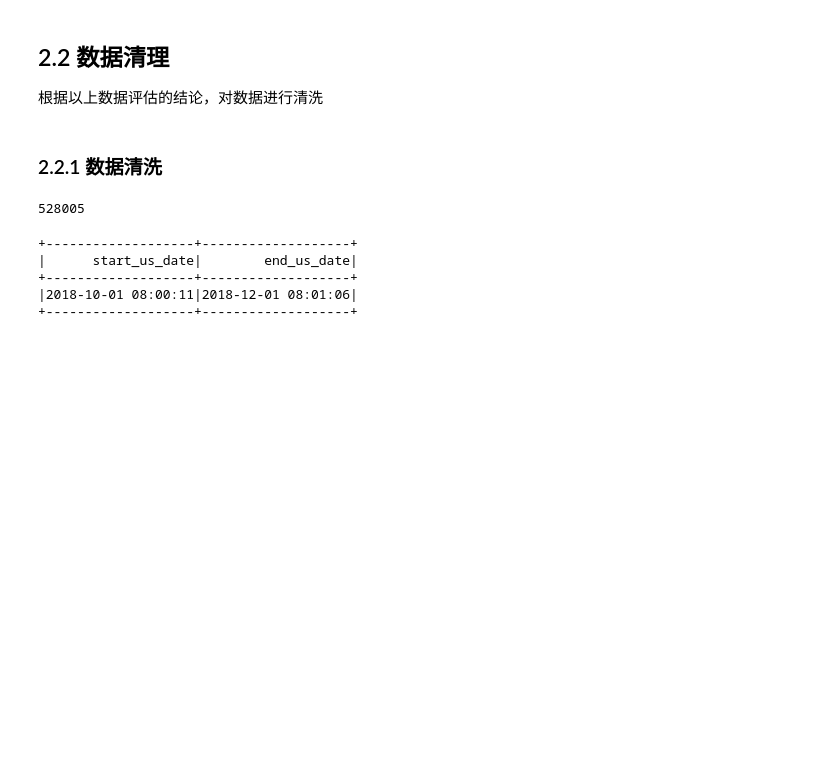
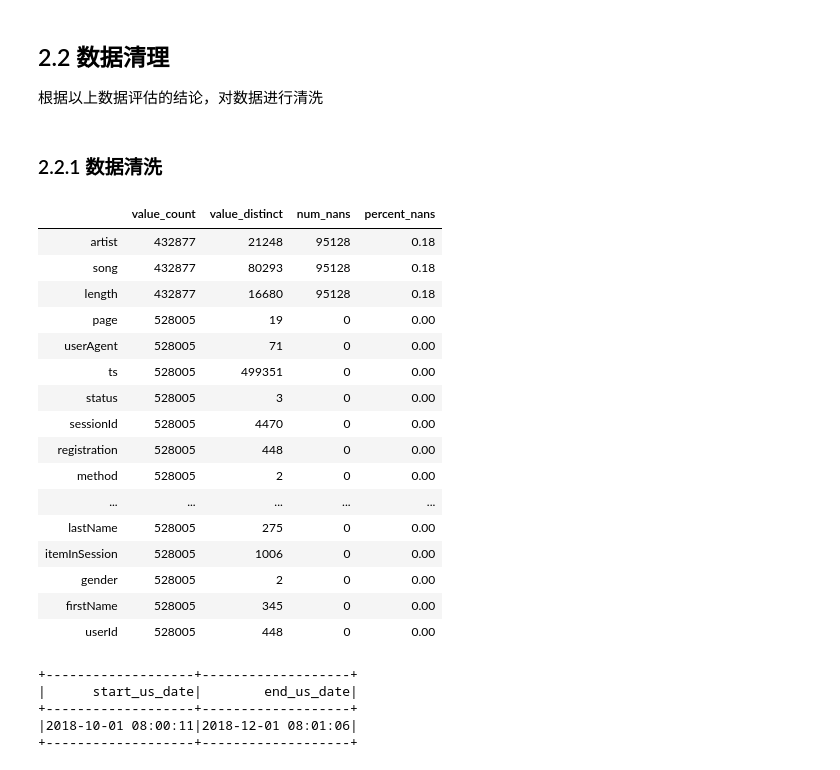
Before and after one commit to NovelAn/Sparkify, a Jupyter notebook: Sparkify-zh.ipynb, the cells around one changed output. Drawn from its saved outputs; the diff is of its cells as text; code cells hidden in the pictures; blank space fills up the shorter version.

```diff
--- a/Sparkify-zh.ipynb
+++ b/Sparkify-zh.ipynb
@@ -184,9 +207,28 @@ df = df.dropDuplicates()
 # %%
 # 删除userId为空字符串的数据记录
 valid_user_log = df.filter(df.userId != "")
-valid_user_log.count()
-# %% [output]
-528005
+# %%
+valid_user_log_df = valid_user_log.toPandas()
+feat_info_valid_user_log = build_feat_info(valid_user_log_df)
+feat_info_valid_user_log.sort_values('percent_nans', axis=0, ascending=False)
+# %% [output]
+|  | value_count | value_distinct | num_nans | percent_nans |
+| artist | 432877 | 21248 | 95128 | 0.18 |
+| song | 432877 | 80293 | 95128 | 0.18 |
+| length | 432877 | 16680 | 95128 | 0.18 |
+| page | 528005 | 19 | 0 | 0.00 |
+| userAgent | 528005 | 71 | 0 | 0.00 |
+| ts | 528005 | 499351 | 0 | 0.00 |
+| status | 528005 | 3 | 0 | 0.00 |
+| sessionId | 528005 | 4470 | 0 | 0.00 |
+| registration | 528005 | 448 | 0 | 0.00 |
+| method | 528005 | 2 | 0 | 0.00 |
+| ... | ... | ... | ... | ... |
+| lastName | 528005 | 275 | 0 | 0.00 |
+| itemInSession | 528005 | 1006 | 0 | 0.00 |
+| gender | 528005 | 2 | 0 | 0.00 |
+| firstName | 528005 | 345 | 0 | 0.00 |
+| userId | 528005 | 448 | 0 | 0.00 |
 # %%
 # 修改ts和reg变量的数类型为日期时间类型
 time_change = func.udf(lambda x: datetime.datetime.fromtimestamp(x/1000.0), returnType=TimestampType())
```
Also changed, not shown: parts of 24 cells of this notebook, 1 other file.
